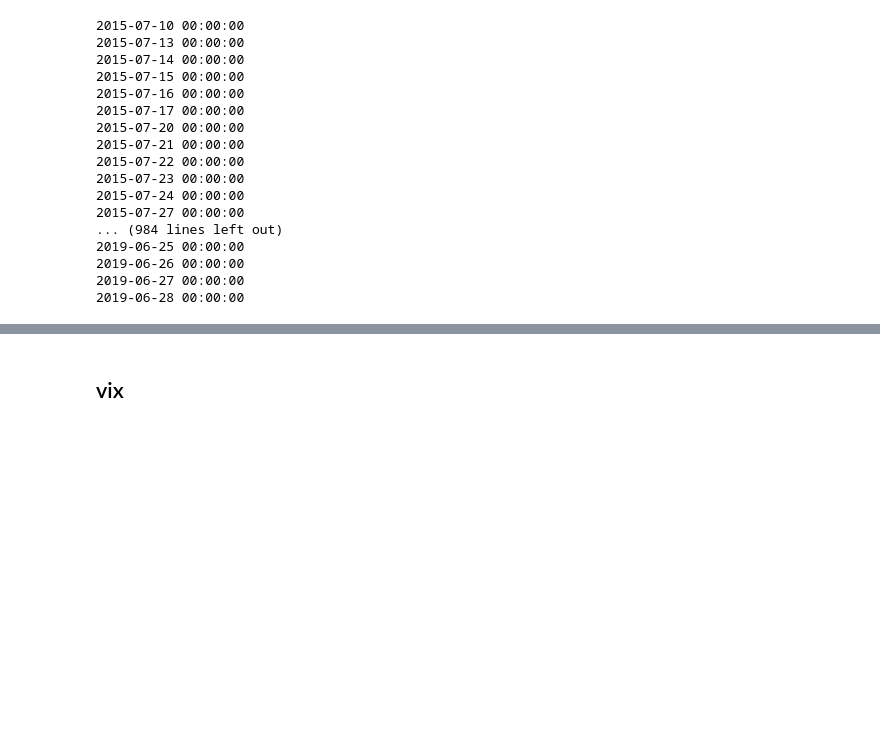
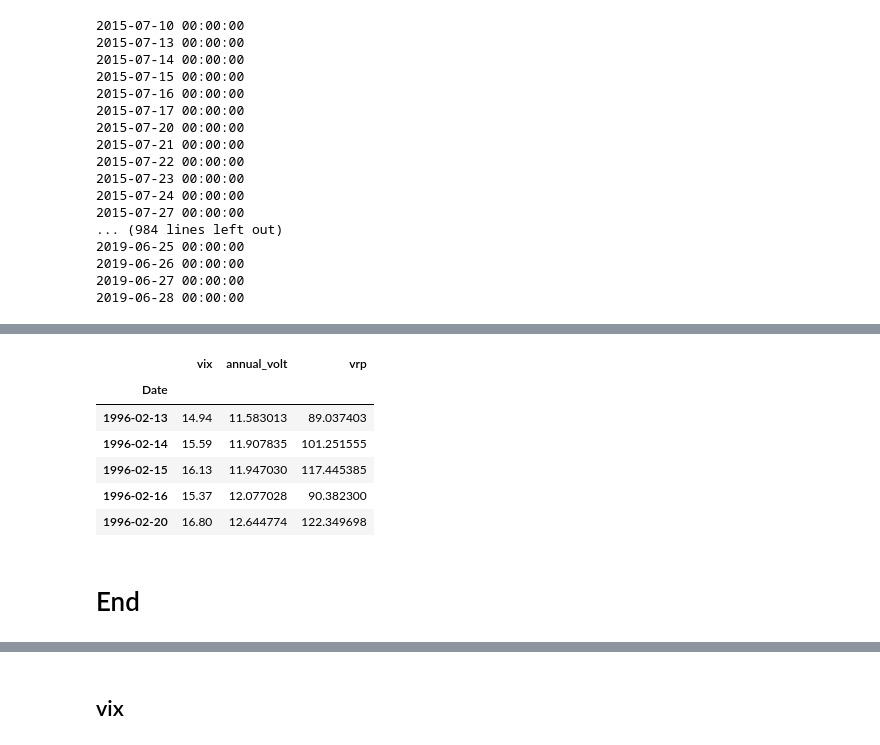
Before and after one commit to spencerljx/Volatility-Prediction, a Jupyter notebook: feature_engine.ipynb, the cells around one changed output, grey strips where cells are left out. Saved outputs shown, nothing was run; the diff lists cells and outputs as text; code cells hidden in the pictures; blank space fills up the shorter version.

```diff
--- a/feature_engine.ipynb
+++ b/feature_engine.ipynb
@@ -447,0 +511,14 @@ feature_df.to_csv("features_11.csv")
+# %%
+VIX=pd.read_csv('../data/VIX.csv',index_col=0)
+# %%
+target=VIX.join(annualvolt).dropna()
+target['vrp']=target['vix']**2-target["annual_volt"]**2
+target.head()
+# %% [output]
+|  | vix | annual_volt | vrp |
+| Date |  |  |  |
+| 1996-02-13 | 14.94 | 11.583013 | 89.037403 |
+| 1996-02-14 | 15.59 | 11.907835 | 101.251555 |
+| 1996-02-15 | 16.13 | 11.947030 | 117.445385 |
+| 1996-02-16 | 15.37 | 12.077028 | 90.382300 |
+| 1996-02-20 | 16.80 | 12.644774 | 122.349698 |
@@ -448,3 +527,5 @@ feature_df.to_csv("features_11.csv")
+# %% [markdown]
+# End
 # %%
 spx_return = spx_spot.pct_change()+1
 
```
Also changed, not shown: parts of 21 cells of this notebook, 1 other file.
